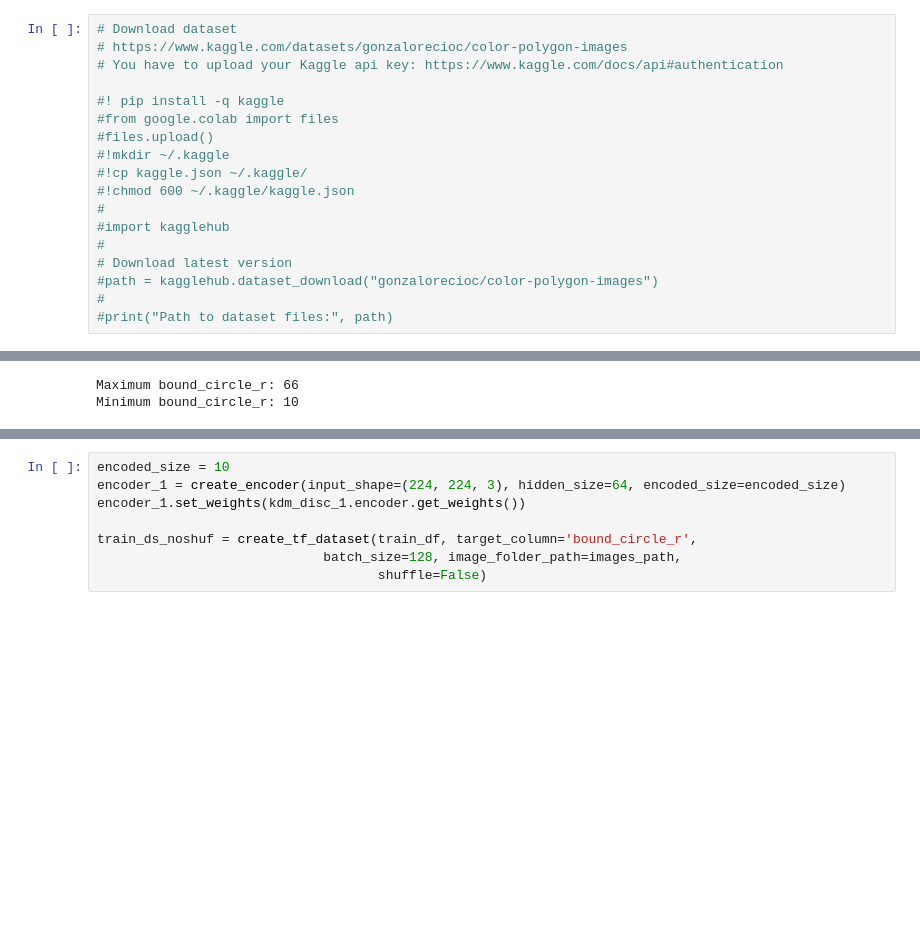
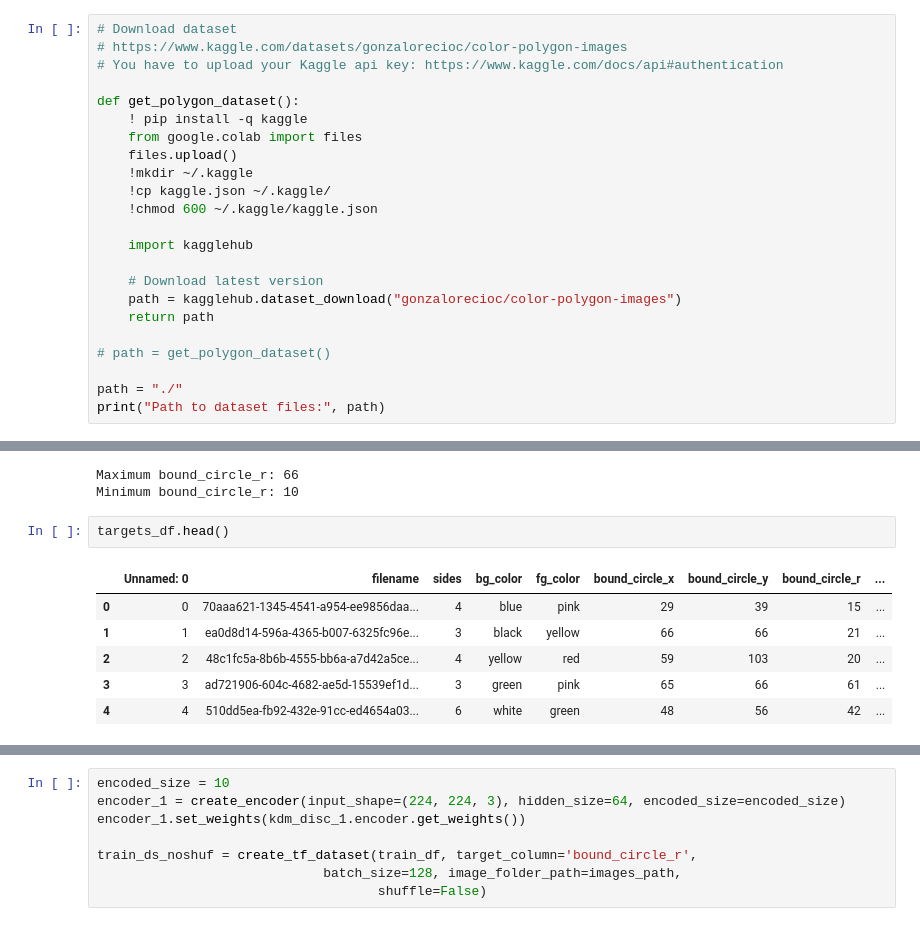
Before and after one commit to fagonzalezo/kdm, a Jupyter notebook: examples/kdm_generative_test.ipynb, the cells around one changed output, grey strips where cells are left out. Cells and saved outputs as stored; diff of their text form; blank space fills up the shorter version.

Commit message:
Updated using Colab

```diff
--- a/examples/kdm_generative_test.ipynb
+++ b/examples/kdm_generative_test.ipynb
@@ -290,19 +308,24 @@ We train a generative image classifier based on KDM. The dataset is a synthetic
 # https://www.kaggle.com/datasets/gonzalorecioc/color-polygon-images
 # You have to upload your Kaggle api key: https://www.kaggle.com/docs/api#authentication
 
-#! pip install -q kaggle
-#from google.colab import files
-#files.upload()
-#!mkdir ~/.kaggle
-#!cp kaggle.json ~/.kaggle/
-#!chmod 600 ~/.kaggle/kaggle.json
-#
-#import kagglehub
-#
-# Download latest version
-#path = kagglehub.dataset_download("gonzalorecioc/color-polygon-images")
-#
-#print("Path to dataset files:", path)
+def get_polygon_dataset():
+    ! pip install -q kaggle
+    from google.colab import files
+    files.upload()
+    !mkdir ~/.kaggle
+    !cp kaggle.json ~/.kaggle/
+    !chmod 600 ~/.kaggle/kaggle.json
+
+    import kagglehub
+
+    # Download latest version
+    path = kagglehub.dataset_download("gonzalorecioc/color-polygon-images")
+    return path
+
+# path = get_polygon_dataset()
+
+path = "./"
+print("Path to dataset files:", path)
 # %% [output]
 [interactive output not drawn]
 Saving kaggle.json to kaggle.json
@@ -338,6 +361,15 @@ print(f"Minimum bound_circle_r: {train_df['bound_circle_r'].min()}")
 # %% [output]
 Maximum bound_circle_r: 66
 Minimum bound_circle_r: 10
+# %%
+targets_df.head()
+# %% [output]
+|  | Unnamed: 0 | filename | sides | bg_color | fg_color | bound_circle_x | bound_circle_y | bound_circle_r | ... |
+| 0 | 0 | 70aaa621-1345-4541-a954-ee9856daa... | 4 | blue | pink | 29 | 39 | 15 | ... |
+| 1 | 1 | ea0d8d14-596a-4365-b007-6325fc96e... | 3 | black | yellow | 66 | 66 | 21 | ... |
+| 2 | 2 | 48c1fc5a-8b6b-4555-bb6a-a7d42a5ce... | 4 | yellow | red | 59 | 103 | 20 | ... |
+| 3 | 3 | ad721906-604c-4682-ae5d-15539ef1d... | 3 | green | pink | 65 | 66 | 61 | ... |
+| 4 | 4 | 510dd5ea-fb92-432e-91cc-ed4654a03... | 6 | white | green | 48 | 56 | 42 | ... |
 # %%
 import tensorflow as tf
 import pandas as pd
```
Also changed, not shown: parts of 24 cells of this notebook.
